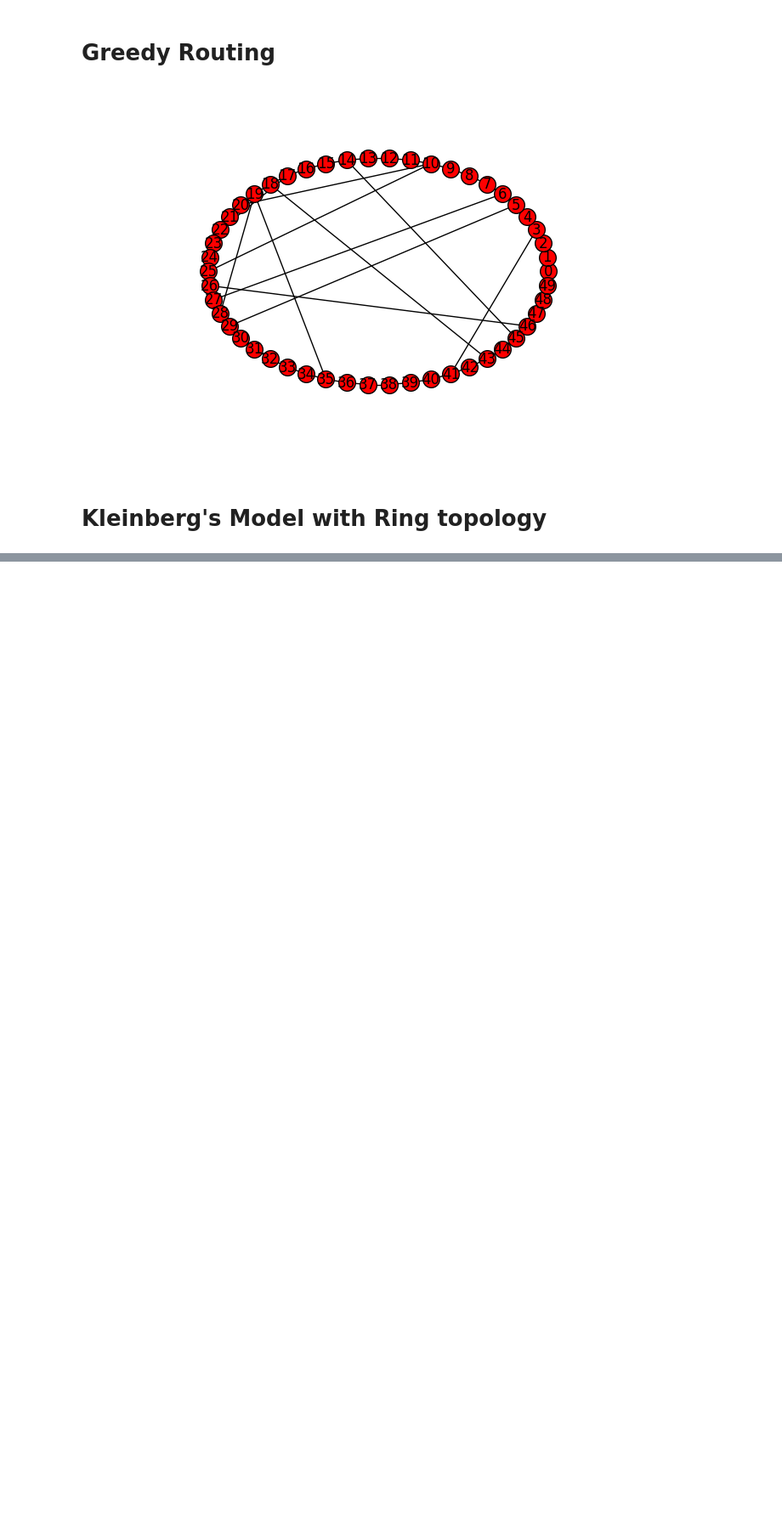
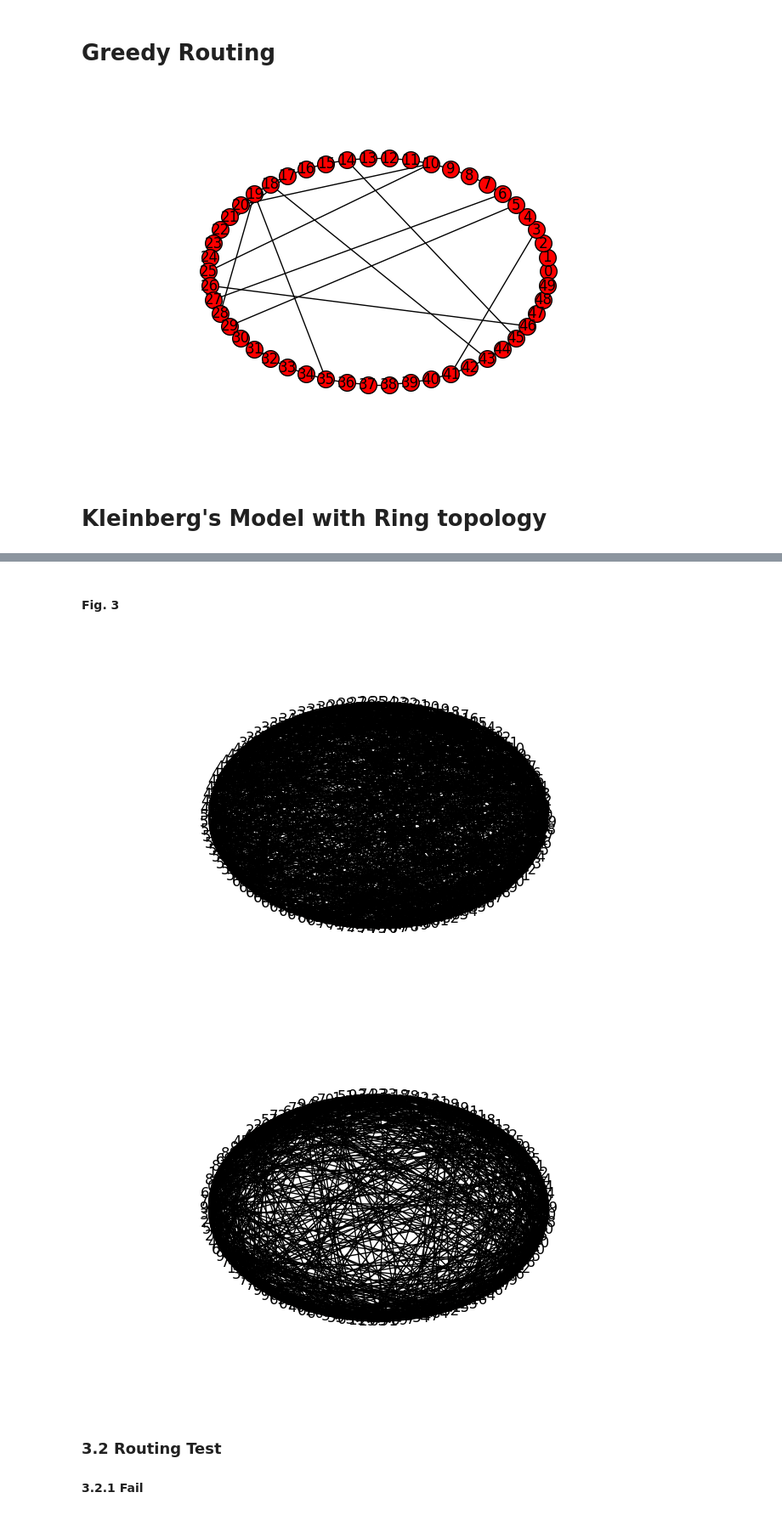
Before and after one commit to akiratk0355/navigable-network-analysis, a Jupyter notebook: networkx.ipynb, the cells around one changed output, grey strips where cells are left out. Shown at 85% size. Cells and saved outputs as stored; diff of their text form; code cells hidden in the pictures; blank space fills up the shorter version.

```diff
--- a/networkx.ipynb
+++ b/networkx.ipynb
@@ -210,0 +301,13 @@ G.nodes()
+# %% [markdown]
+#### Fig. 3
+# %%
+nx.draw_circular(G_s, with_labels=True, node_size=1)
+plt.show()
+nx.draw_circular(G_r, with_labels=True, node_size=1, labels=dict((n,d['original-sh']) for n,d in G_r.nodes(data=True)))
+plt.show()
+# %% [output]
+[figure, added]
+[figure, added]
+# %% [markdown]
+### 3.2 Routing Test
+#### 3.2.1 Fail
```
Also changed, not shown: parts of 28 cells of this notebook, 3 other files.
